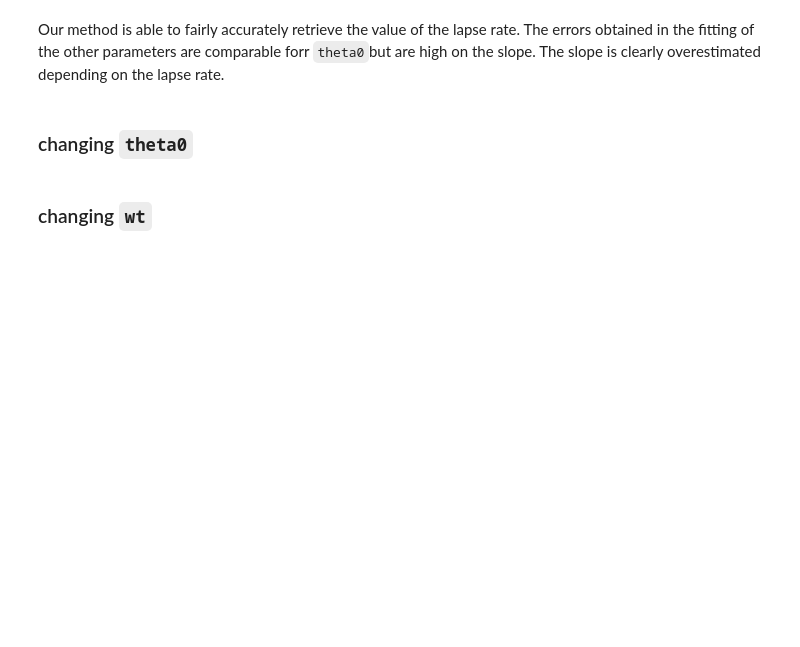
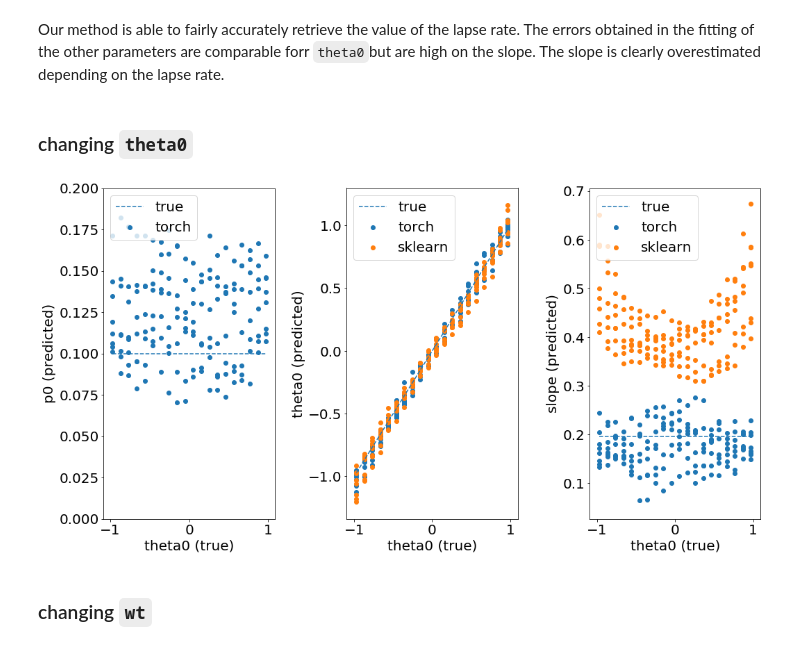
Before and after one commit to jennafradin/MSc-Internship, a Jupyter notebook: Notebooks/W13/10_theory-fitting_psychometric.ipynb, the cells around one changed output. Saved outputs shown, nothing was run; the diff lists cells and outputs as text; code cells hidden in the pictures; blank space fills up the shorter version.

```diff
--- a/Notebooks/W13/10_theory-fitting_psychometric.ipynb
+++ b/Notebooks/W13/10_theory-fitting_psychometric.ipynb
@@ -654,23 +791,25 @@ for theta0_ in theta0s:
 # %%
 fig, axs = plt.subplots(1, 3, figsize=(15, 8))
 
 axs[0].scatter(theta0s_, p0_tos, label="torch")
-axs[0].plot([min(theta0s_), max(theta0s_)], [p0, p0], "--")
-axs[0].set(xlabel="theta0 (true)", ylabel="p0 (predicted)")
+axs[0].plot([min(theta0s_), max(theta0s_)], [p0, p0], "--", label="true")
+axs[0].set(xlabel="theta0 (true)", ylabel="p0 (predicted)", ylim=(.0, .2))
 axs[0].legend(loc="upper left")
 
 axs[1].scatter(theta0s_, theta0_tos, label="torch")
 axs[1].scatter(theta0s_, theta0_sks, label="sklearn")
-axs[1].plot([min(theta0s_), max(theta0s_)], [min(theta0s_), max(theta0s_)], "--")
+axs[1].plot([min(theta0s_), max(theta0s_)], [min(theta0s_), max(theta0s_)], "--", label="true")
 axs[1].set(xlabel="theta0 (true)", ylabel="theta0 (predicted)")
 axs[1].legend(loc="upper left")
 
 axs[2].scatter(theta0s_, wt_tos, label="torch")
 axs[2].scatter(theta0s_, wt_sks, label="sklearn")
-axs[2].plot([min(theta0s_), max(theta0s_)], [wt, wt], "--")
+axs[2].plot([min(theta0s_), max(theta0s_)], [wt, wt], "--", label="true")
 axs[2].set(xlabel="theta0 (true)", ylabel="slope (predicted)")
 axs[2].legend(loc="upper left")
 plt.tight_layout();
+# %% [output]
+[figure, added]
 # %% [markdown]
 
 
```
Also changed, not shown: parts of 45 cells of this notebook.
